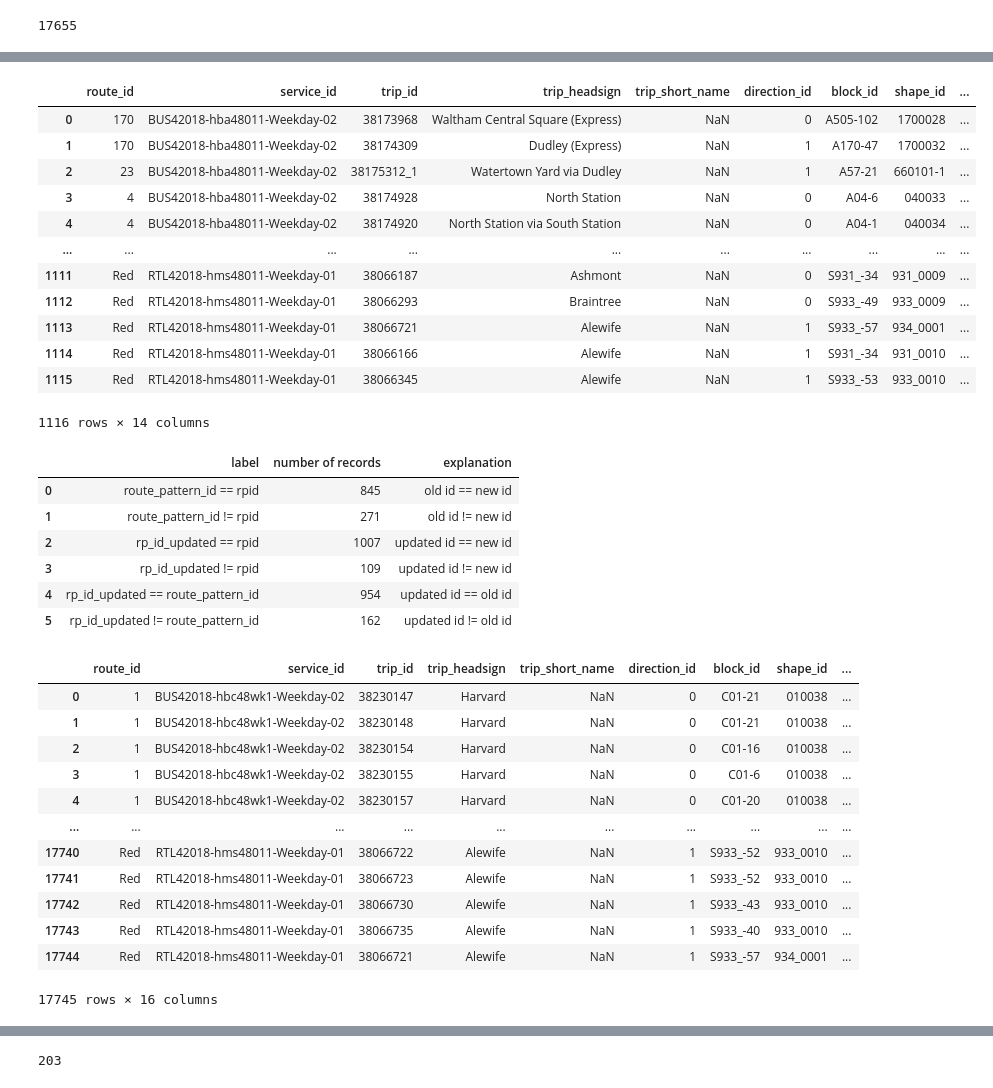
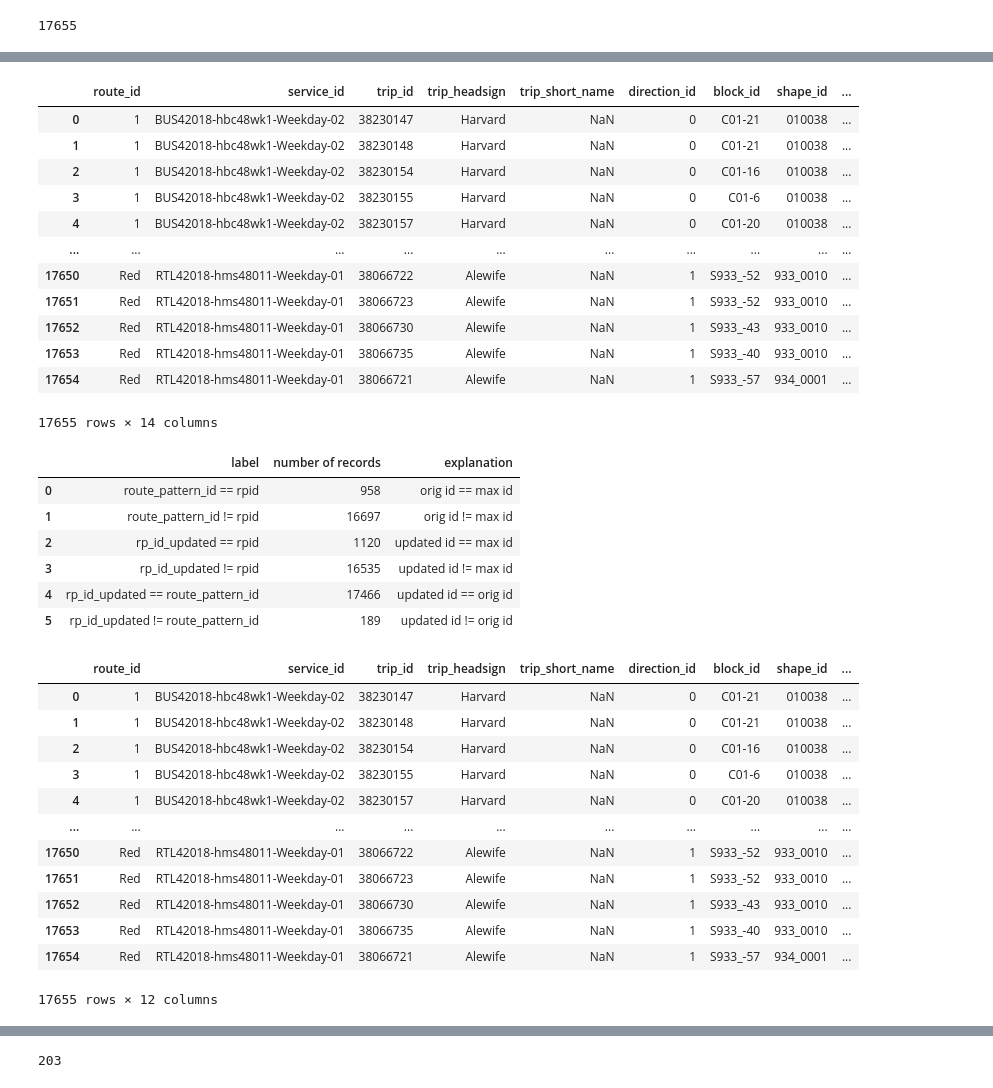
Before and after one commit to mmatkinson7/gtfs_transcad_prep, a Jupyter notebook: gtfs_system_analysis.ipynb, the cells around one changed output, grey strips where cells are left out. Saved outputs shown, nothing was run; the diff lists cells and outputs as text; code cells hidden in the pictures.

```diff
--- a/gtfs_system_analysis.ipynb
+++ b/gtfs_system_analysis.ipynb
@@ -100,3 +91,5 @@ consolidation_tab = routes_from_transcad.merge(gtfsfeeds_dfs.trips, how="left",
+# %%
+gtfsfeeds_dfs.trips = gtfsfeeds_dfs.trips.merge(routes_from_transcad, how="left", left_on="trip_id", right_on="Trip")
 # %%
 len(gtfsfeeds_dfs.trips)
 # %% [output]
@@ -108,5 +97,5 @@ len(consolidation_tab)
 # %%
-ct_max = consolidation_tab.sort_values('Daily_Trips',ascending = False).drop_duplicates(['Route','Direction','Sign'])
+ct_max = gtfsfeeds_dfs.trips.sort_values('Daily_Trips',ascending = False).drop_duplicates(['Route','Direction','Sign'])
 ct_max_filt = ct_max[['Route','Direction','Sign','route_pattern_id']].rename(columns = {'route_pattern_id':'rpid'})
 ct_max[['Route','Direction','Sign','route_pattern_id','Daily_Trips']]
 # %% [output]
@@ -126,4 +131,4 @@ ct_max[['Route','Direction','Sign','route_pattern_id','Daily_Trips']]
 # %%
-ct_id = consolidation_tab.merge(ct_max_filt, how='left', on=['Route','Direction','Sign'])
-ct_id.head()
+gtfsfeeds_dfs.trips = gtfsfeeds_dfs.trips.merge(ct_max_filt, how='left', on=['Route','Direction','Sign'])
+gtfsfeeds_dfs.trips.head()
 # %% [output]
@@ -136,8 +141,8 @@ ct_id.head()
 5 rows × 43 columns
 # %%
 # only consolidate trip to another route pattern if has under 3 trips in all of the time periods
-ct_id['rp_id_updated'] = np.where(
-    (ct_id['Trips_AM'] < 3) & (ct_id['Trips_MD'] < 3) & (ct_id['Trips_PM'] < 3) & (ct_id['Trips_NT'] < 3),
-    ct_id['rpid'], ct_id['route_pattern_id']
+gtfsfeeds_dfs.trips['rp_id_updated'] = np.where(
+    (gtfsfeeds_dfs.trips['Trips_AM'] < 3) & (gtfsfeeds_dfs.trips['Trips_MD'] < 3) & (gtfsfeeds_dfs.trips['Trips_PM'] < 3) & (gtfsfeeds_dfs.trips['Trips_NT'] < 3),
+    gtfsfeeds_dfs.trips['rpid'], gtfsfeeds_dfs.trips['route_pattern_id']
     )
 # %%
@@ -147,40 +152,40 @@ len(ct_id['rp_id_updated'].unique())
 # %%
-ct_id = ct_id.drop(list(routes_from_transcad.columns), axis=1)
-ct_id = ct_id.drop(list(['unique_agency_id','unique_feed_id','bikes_allowed_desc', 'wheelchair_accessible_desc']), axis=1)
-ct_id
+gtfsfeeds_dfs.trips = gtfsfeeds_dfs.trips.drop(list(routes_from_transcad.columns), axis=1)
+gtfsfeeds_dfs.trips = gtfsfeeds_dfs.trips.drop(list(['unique_agency_id','unique_feed_id','bikes_allowed_desc', 'wheelchair_accessible_desc']), axis=1)
+gtfsfeeds_dfs.trips
 # %% [output]
 |  | route_id | service_id | trip_id | trip_headsign | trip_short_name | direction_id | block_id | shape_id | ... |
-| 0 | 170 | BUS42018-hba48011-Weekday-02 | 38173968 | Waltham Central Square (Express) | NaN | 0 | A505-102 | 1700028 | ... |
-| 1 | 170 | BUS42018-hba48011-Weekday-02 | 38174309 | Dudley (Express) | NaN | 1 | A170-47 | 1700032 | ... |
-| 2 | 23 | BUS42018-hba48011-Weekday-02 | 38175312_1 | Watertown Yard via Dudley | NaN | 1 | A57-21 | 660101-1 | ... |
-| 3 | 4 | BUS42018-hba48011-Weekday-02 | 38174928 | North Station | NaN | 0 | A04-6 | 040033 | ... |
-| 4 | 4 | BUS42018-hba48011-Weekday-02 | 38174920 | North Station via South Station | NaN | 0 | A04-1 | 040034 | ... |
+| 0 | 1 | BUS42018-hbc48wk1-Weekday-02 | 38230147 | Harvard | NaN | 0 | C01-21 | 010038 | ... |
+| 1 | 1 | BUS42018-hbc48wk1-Weekday-02 | 38230148 | Harvard | NaN | 0 | C01-21 | 010038 | ... |
+| 2 | 1 | BUS42018-hbc48wk1-Weekday-02 | 38230154 | Harvard | NaN | 0 | C01-16 | 010038 | ... |
+| 3 | 1 | BUS42018-hbc48wk1-Weekday-02 | 38230155 | Harvard | NaN | 0 | C01-6 | 010038 | ... |
+| 4 | 1 | BUS42018-hbc48wk1-Weekday-02 | 38230157 | Harvard | NaN | 0 | C01-20 | 010038 | ... |
 | ... | ... | ... | ... | ... | ... | ... | ... | ... | ... |
-| 1111 | Red | RTL42018-hms48011-Weekday-01 | 38066187 | Ashmont | NaN | 0 | S931_-34 | 931_0009 | ... |
-| 1112 | Red | RTL42018-hms48011-Weekday-01 | 38066293 | Braintree | NaN | 0 | S933_-49 | 933_0009 | ... |
-| 1113 | Red | RTL42018-hms48011-Weekday-01 | 38066721 | Alewife | NaN | 1 | S933_-57 | 934_0001 | ... |
-| 1114 | Red | RTL42018-hms48011-Weekday-01 | 38066166 | Alewife | NaN | 1 | S931_-34 | 931_0010 | ... |
-| 1115 | Red | RTL42018-hms48011-Weekday-01 | 38066345 | Alewife | NaN | 1 | S933_-53 | 933_0010 | ... |
+| 17650 | Red | RTL42018-hms48011-Weekday-01 | 38066722 | Alewife | NaN | 1 | S933_-52 | 933_0010 | ... |
+| 17651 | Red | RTL42018-hms48011-Weekday-01 | 38066723 | Alewife | NaN | 1 | S933_-52 | 933_0010 | ... |
+| 17652 | Red | RTL42018-hms48011-Weekday-01 | 38066730 | Alewife | NaN | 1 | S933_-43 | 933_0010 | ... |
+| 17653 | Red | RTL42018-hms48011-Weekday-01 | 38066735 | Alewife | NaN | 1 | S933_-40 | 933_0010 | ... |
+| 17654 | Red | RTL42018-hms48011-Weekday-01 | 38066721 | Alewife | NaN | 1 | S933_-57 | 934_0001 | ... |
-1116 rows × 14 columns
+17655 rows × 14 columns
 # %%
+ct_id = gtfsfeeds_dfs.trips
 data_dict = {
     'label':['route_pattern_id == rpid','route_pattern_id != rpid','rp_id_updated == rpid','rp_id_updated != rpid','rp_id_updated == route_pattern_id','rp_id_updated != route_pattern_id'],
     'number of records':[len(ct_id.query('route_pattern_id == rpid')),len(ct_id.query('route_pattern_id != rpid')),len(ct_id.query('rp_id_updated == rpid')),len(ct_id.query('rp_id_updated != rpid')),len(ct_id.query('rp_id_updated == route_pattern_id')),len(ct_id.query('rp_id_updated != route_pattern_id'))],
-    'explanation':['old id == new id', 'old id != new id','updated id == new id', 'updated id != new id','updated id == old id','updated id != old id']
+    'explanation':['orig id == max id', 'orig id != max id','updated id == max id', 'updated id != max id','updated id == orig id','updated id != orig id']
 }
 pd.DataFrame.from_dict(data_dict)
 # %% [output]
 |  | label | number of records | explanation |
-| 0 | route_pattern_id == rpid | 845 | old id == new id |
-| 1 | route_pattern_id != rpid | 271 | old id != new id |
-| 2 | rp_id_updated == rpid | 1007 | updated id == new id |
-| 3 | rp_id_updated != rpid | 109 | updated id != new id |
-| 4 | rp_id_updated == route_pattern_id | 954 | updated id == old id |
-| 5 | rp_id_updated != route_pattern_id | 162 | updated id != old id |
+| 0 | route_pattern_id == rpid | 958 | orig id == max id |
+| 1 | route_pattern_id != rpid | 16697 | orig id != max id |
+| 2 | rp_id_updated == rpid | 1120 | updated id == max id |
+| 3 | rp_id_updated != rpid | 16535 | updated id != max id |
+| 4 | rp_id_updated == route_pattern_id | 17466 | updated id == orig id |
+| 5 | rp_id_updated != route_pattern_id | 189 | updated id != orig id |
 # %%
-gtfsfeeds_dfs.trips = gtfsfeeds_dfs.trips.merge(ct_id[['route_pattern_id','rp_id_updated']].drop_duplicates(),on="route_pattern_id", how='left')
 gtfsfeeds_dfs.trips['route_pattern_id'] = gtfsfeeds_dfs.trips['rp_id_updated']
-gtfsfeeds_dfs.trips = gtfsfeeds_dfs.trips.drop(['rp_id_updated'], axis=1)
+gtfsfeeds_dfs.trips = gtfsfeeds_dfs.trips.drop(['rp_id_updated','rpid'], axis=1)
 
 gtfsfeeds_dfs.trips
 # %% [output]
@@ -191,12 +196,12 @@ gtfsfeeds_dfs.trips
 | 3 | 1 | BUS42018-hbc48wk1-Weekday-02 | 38230155 | Harvard | NaN | 0 | C01-6 | 010038 | ... |
 | 4 | 1 | BUS42018-hbc48wk1-Weekday-02 | 38230157 | Harvard | NaN | 0 | C01-20 | 010038 | ... |
 | ... | ... | ... | ... | ... | ... | ... | ... | ... | ... |
-| 17740 | Red | RTL42018-hms48011-Weekday-01 | 38066722 | Alewife | NaN | 1 | S933_-52 | 933_0010 | ... |
-| 17741 | Red | RTL42018-hms48011-Weekday-01 | 38066723 | Alewife | NaN | 1 | S933_-52 | 933_0010 | ... |
-| 17742 | Red | RTL42018-hms48011-Weekday-01 | 38066730 | Alewife | NaN | 1 | S933_-43 | 933_0010 | ... |
-| 17743 | Red | RTL42018-hms48011-Weekday-01 | 38066735 | Alewife | NaN | 1 | S933_-40 | 933_0010 | ... |
-| 17744 | Red | RTL42018-hms48011-Weekday-01 | 38066721 | Alewife | NaN | 1 | S933_-57 | 934_0001 | ... |
+| 17650 | Red | RTL42018-hms48011-Weekday-01 | 38066722 | Alewife | NaN | 1 | S933_-52 | 933_0010 | ... |
+| 17651 | Red | RTL42018-hms48011-Weekday-01 | 38066723 | Alewife | NaN | 1 | S933_-52 | 933_0010 | ... |
+| 17652 | Red | RTL42018-hms48011-Weekday-01 | 38066730 | Alewife | NaN | 1 | S933_-43 | 933_0010 | ... |
+| 17653 | Red | RTL42018-hms48011-Weekday-01 | 38066735 | Alewife | NaN | 1 | S933_-40 | 933_0010 | ... |
+| 17654 | Red | RTL42018-hms48011-Weekday-01 | 38066721 | Alewife | NaN | 1 | S933_-57 | 934_0001 | ... |
-17745 rows × 16 columns
+17655 rows × 12 columns
 # %%
 len(gtfsfeeds_dfs.trips['trip_id']) - len(gtfsfeeds_dfs.trips['trip_id'].unique())
 # %% [output]
```
Also changed, not shown: parts of 11 cells of this notebook.
